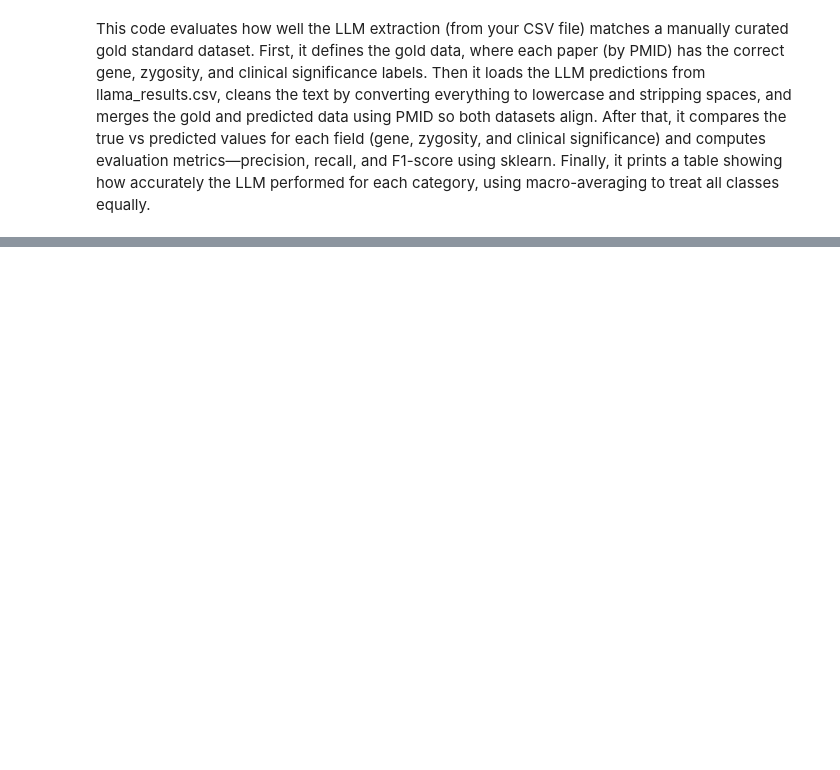
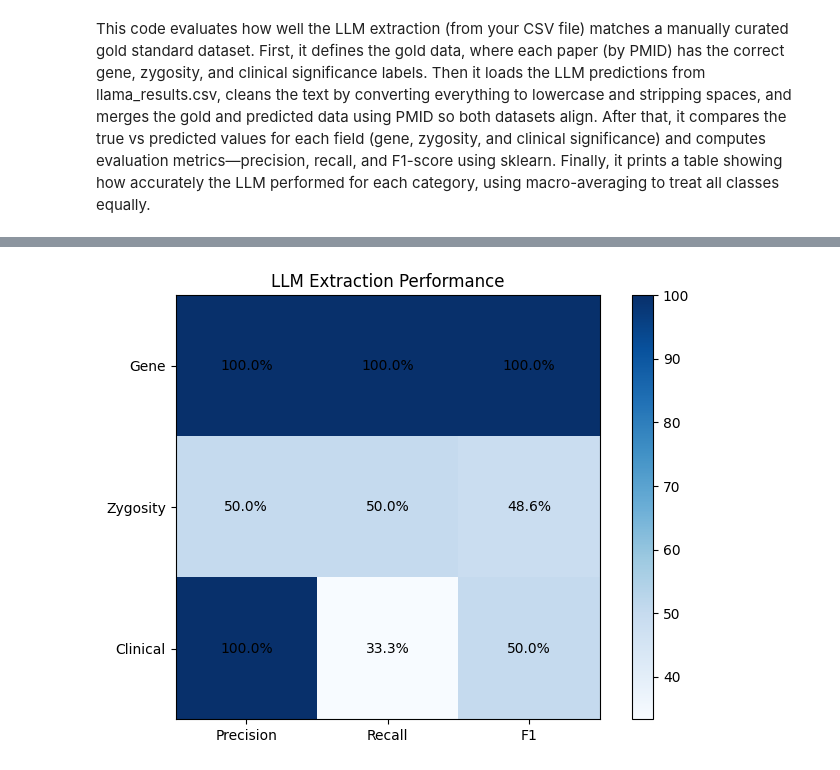
Before and after one commit to Jawahir-Mohamed/Group2-Capstone-Project, a Jupyter notebook: genetics_var_extra.ipynb, the cells around one changed output, grey strips where cells are left out. Saved outputs shown, nothing was run; the diff lists cells and outputs as text; code cells hidden in the pictures; blank space fills up the shorter version.

```diff
--- a/genetics_var_extra.ipynb
+++ b/genetics_var_extra.ipynb
@@ -426,0 +541,42 @@ This code evaluates how well the LLM extraction (from your CSV file) matches a m
+# %%
+import numpy as np
+import matplotlib.pyplot as plt
+
+# ── Data ──
+fields = ["Gene", "Zygosity", "Clinical"]
+
+scores = np.array([
+    [100.0, 100.0, 100.0],  # Gene
+    [50.0,  50.0,  48.6],   # Zygosity
+    [100.0, 33.3,  50.0]    # Clinical
+])
+
+metrics = ["Precision", "Recall", "F1"]
+
+# ── Plot ──
+fig, ax = plt.subplots(figsize=(7, 5))
+
+im = ax.imshow(scores, cmap="Blues")
+
+# ── Axis labels ──
+ax.set_xticks(np.arange(len(metrics)))
+ax.set_yticks(np.arange(len(fields)))
+ax.set_xticklabels(metrics)
+ax.set_yticklabels(fields)
+
+plt.setp(ax.get_xticklabels(), rotation=0, ha="center")
+
+# ── Add values inside cells ──
+for i in range(len(fields)):
+    for j in range(len(metrics)):
+        ax.text(j, i, f"{scores[i, j]:.1f}%",
+                ha="center", va="center", color="black")
+
+# ── Title ──
+ax.set_title("LLM Extraction Performance")
+
+plt.colorbar(im, ax=ax)
+plt.tight_layout()
+plt.show()
+# %% [output]
+[figure, added]
```
Also changed, not shown: parts of 5 cells of this notebook.
